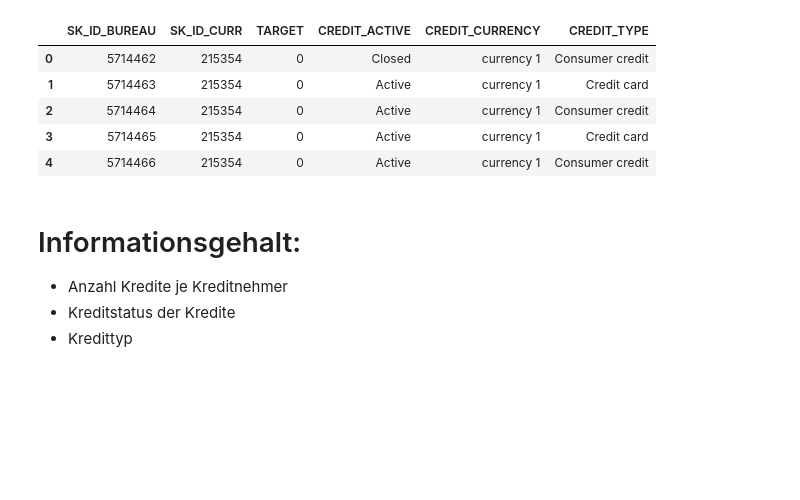
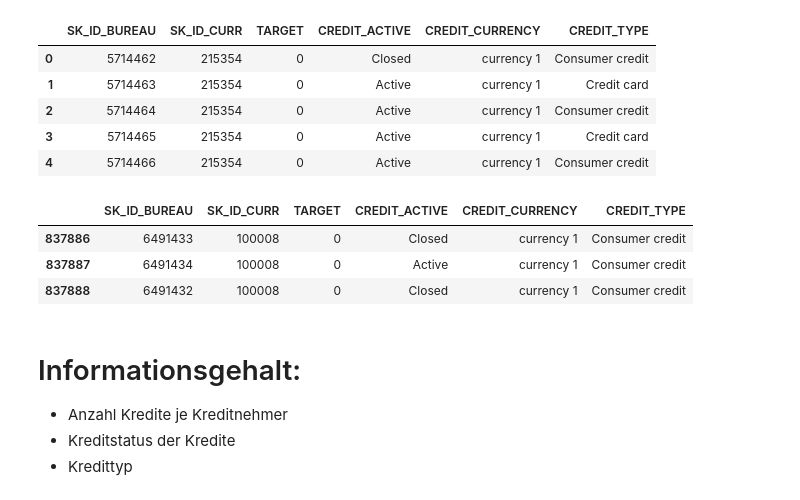
Before and after one commit to robertgraefe/Masterarbeit, a Jupyter notebook: Jupyter Notebook/2. Datenaufbereitung/2. Bureau.ipynb, the cells around one changed output. Saved outputs shown, nothing was run; the diff lists cells and outputs as text; code cells hidden in the pictures; blank space fills up the shorter version.

```diff
--- a/Jupyter Notebook/2. Datenaufbereitung/2. Bureau.ipynb
+++ b/Jupyter Notebook/2. Datenaufbereitung/2. Bureau.ipynb
@@ -84,6 +84,13 @@ df.head()
 | 2 | 5714464 | 215354 | 0 | Active | currency 1 | Consumer credit |
 | 3 | 5714465 | 215354 | 0 | Active | currency 1 | Credit card |
 | 4 | 5714466 | 215354 | 0 | Active | currency 1 | Consumer credit |
+# %%
+df[df["SK_ID_CURR"] == 100008]
+# %% [output]
+|  | SK_ID_BUREAU | SK_ID_CURR | TARGET | CREDIT_ACTIVE | CREDIT_CURRENCY | CREDIT_TYPE |
+| 837886 | 6491433 | 100008 | 0 | Closed | currency 1 | Consumer credit |
+| 837887 | 6491434 | 100008 | 0 | Active | currency 1 | Consumer credit |
+| 837888 | 6491432 | 100008 | 0 | Closed | currency 1 | Consumer credit |
 # %% [markdown]
 # Informationsgehalt:
 - Anzahl Kredite je Kreditnehmer
```
Also changed, not shown: parts of 21 cells of this notebook, 6 other files.
